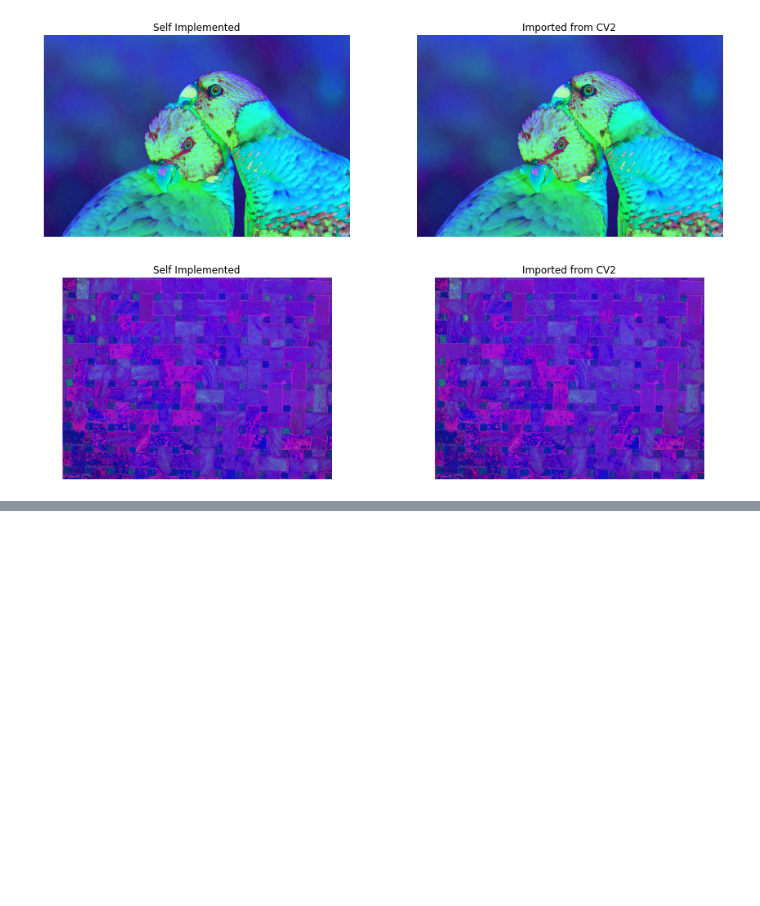
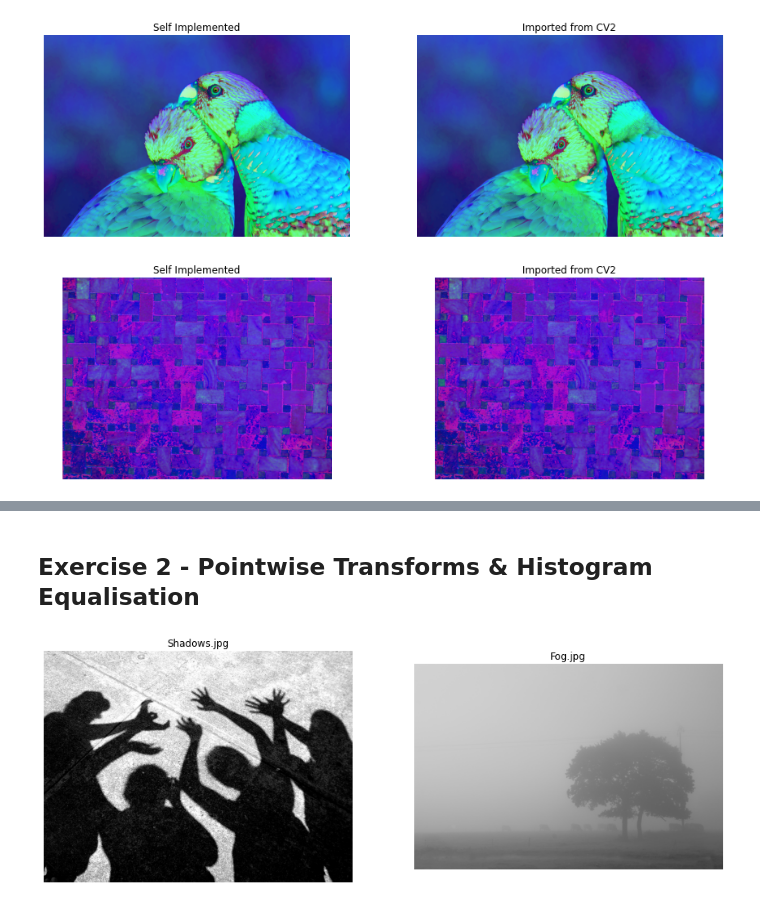
Before and after one commit to S010MON/image-processing, a Jupyter notebook: project1/6252320-Debnath-proj1.ipynb, the cells around one changed output, grey strips where cells are left out. Drawn from its saved outputs; the diff is of its cells as text; code cells hidden in the pictures; blank space fills up the shorter version.

```diff
--- a/project1/6252320-Debnath-proj1.ipynb
+++ b/project1/6252320-Debnath-proj1.ipynb
@@ -139,0 +134,11 @@ HSV takes the minimum value of the three RGB channels from the total value and t
+# %% [markdown]
+## Exercise 2 - Pointwise Transforms & Histogram Equalisation
+# %%
+from ex_2 import histogram, negative, contrast
+
+img1 = cv2.imread('images/shadows.jpg')
+img2 = cv2.imread('images/fog.jpg')
+
+display([img1, img2], ['Shadows.jpg', 'Fog.jpg'])
+# %% [output]
+[figure, added]
```
Also changed, not shown: parts of 26 cells of this notebook, 1 other file.
